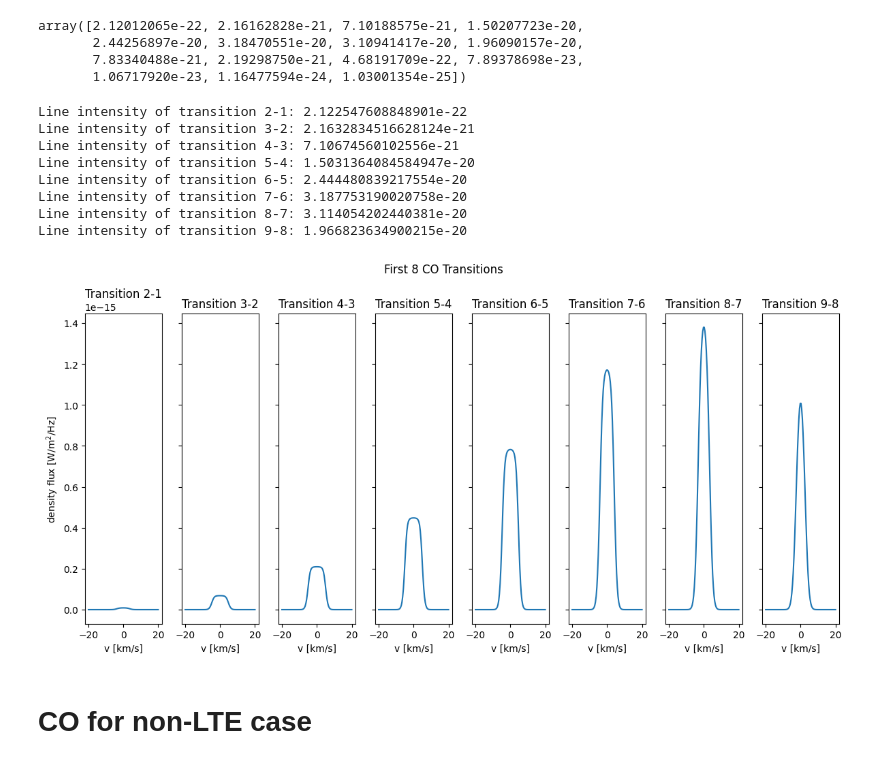
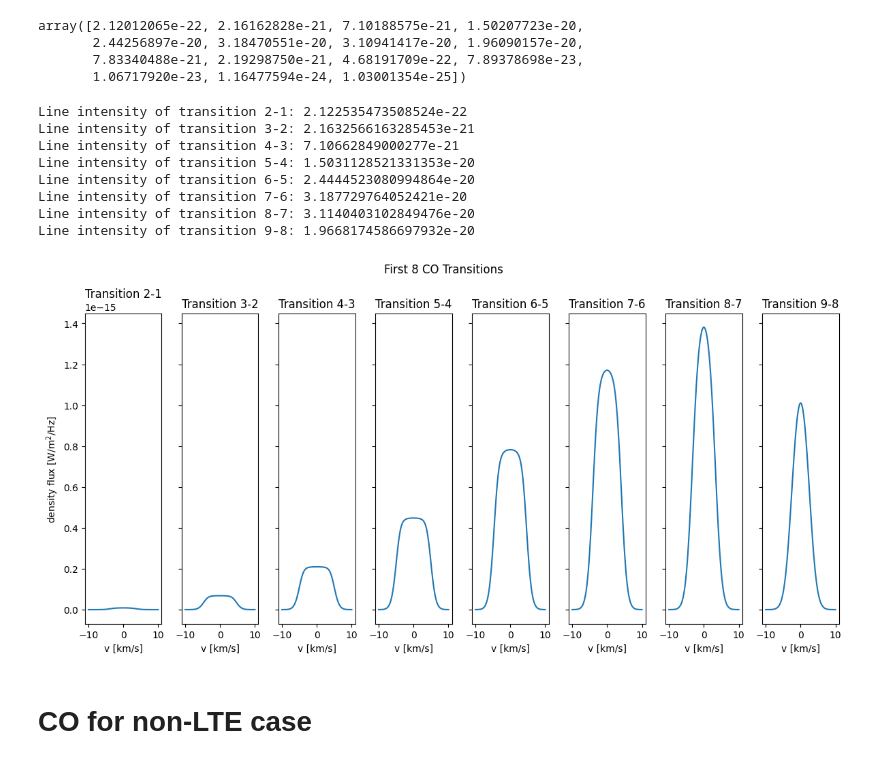
Before and after one commit to aleksej-rodano/phas0052_project, a Jupyter notebook: pythonradex_clean.ipynb, the cells around one changed output. Cells and saved outputs as stored; diff of their text form; code cells hidden in the pictures.

```diff
--- a/pythonradex_clean.ipynb
+++ b/pythonradex_clean.ipynb
@@ -1055,40 +1061,40 @@ array([2.12012065e-22, 2.16162828e-21, 7.10188575e-21, 1.50207723e-20,
 # %%
 fig, axes = plt.subplots(nrows=1, ncols=8, figsize=(12, 6), sharey=True)
 fig.suptitle("First 8 CO Transitions")
 
-v = np.linspace(-4 * width_v, 4 * width_v, 100)  # Velocity range in m/s
+v = np.linspace(-2 * width_v, 2 * width_v, 100)  # Velocity range in m/s
 
 # empty list to store the flux computed from the spectrum
 flux_from_spectrum = []
 
 for i in range(8):
     nu0 = nu0_arrayCo[i]  # Rest frequency of transition i
     nu = nu0 * (1 - v / constants.c)  # Convert frequency to velocity
     spectrum = cloud.spectrum(nu=nu, solid_angle=source_solid_angle)  # Compute spectrum, this give the flux density in W/m^2Hz
 
     # integrate the spectrum to get flux
     integral = np.abs(np.trapz(spectrum, nu))
     flux_from_spectrum.append(integral)
     print(f"Line intensity of transition {i + 2}-{i + 1}: {integral}")
 
     ax = axes[i]
     ax.plot(v / constants.kilo, spectrum * nu)
     ax.set_title(f"Transition {i + 2}-{i + 1}")
     ax.set_xlabel("v [km/s]")
 axes[0].set_ylabel(r"density flux [W/m$^2$/Hz]")
 
 fig.tight_layout()
 plt.show()
 # %% [output]
-Line intensity of transition 2-1: 2.122547608848901e-22
-Line intensity of transition 3-2: 2.1632834516628124e-21
-Line intensity of transition 4-3: 7.10674560102556e-21
-Line intensity of transition 5-4: 1.5031364084584947e-20
-Line intensity of transition 6-5: 2.444480839217554e-20
-Line intensity of transition 7-6: 3.187753190020758e-20
-Line intensity of transition 8-7: 3.114054202440381e-20
-Line intensity of transition 9-8: 1.966823634900215e-20
+Line intensity of transition 2-1: 2.122535473508524e-22
+Line intensity of transition 3-2: 2.1632566163285453e-21
+Line intensity of transition 4-3: 7.10662849000277e-21
+Line intensity of transition 5-4: 1.5031128521331353e-20
+Line intensity of transition 6-5: 2.4444523080994864e-20
+Line intensity of transition 7-6: 3.187729764052421e-20
+Line intensity of transition 8-7: 3.1140403102849476e-20
+Line intensity of transition 9-8: 1.9668174586697932e-20
-[figure, old version]
+[figure, new version]
 # %% [markdown]
 # CO for non-LTE case
 # %% [markdown]
```
Also changed, not shown: parts of 8 cells of this notebook.
